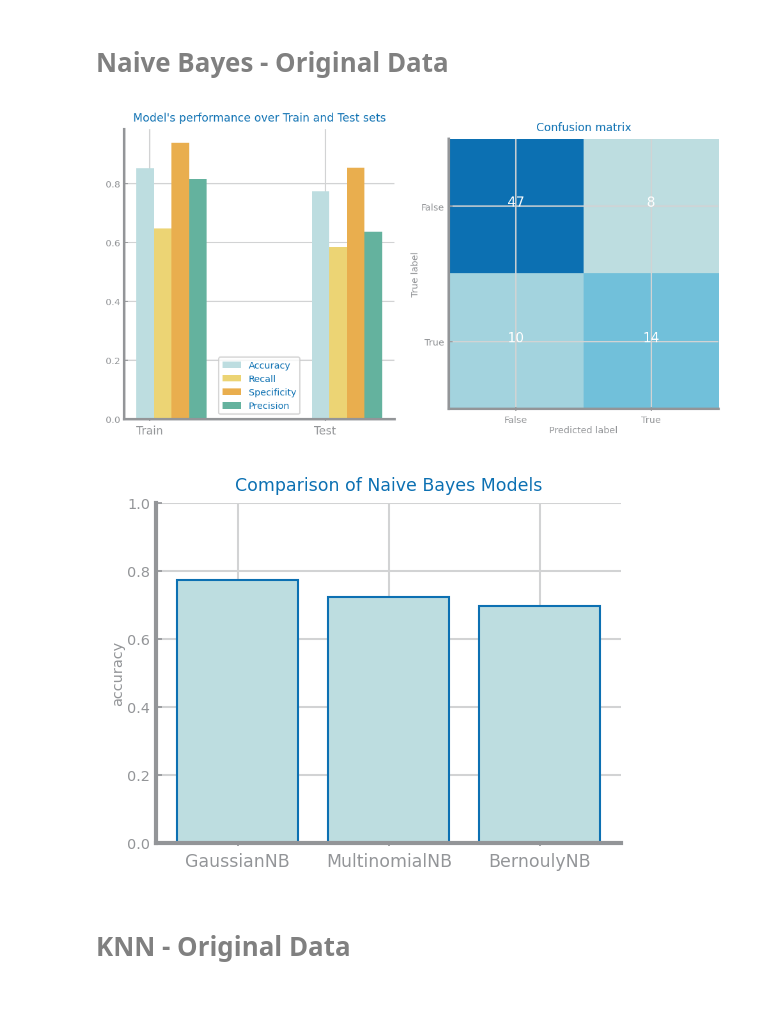
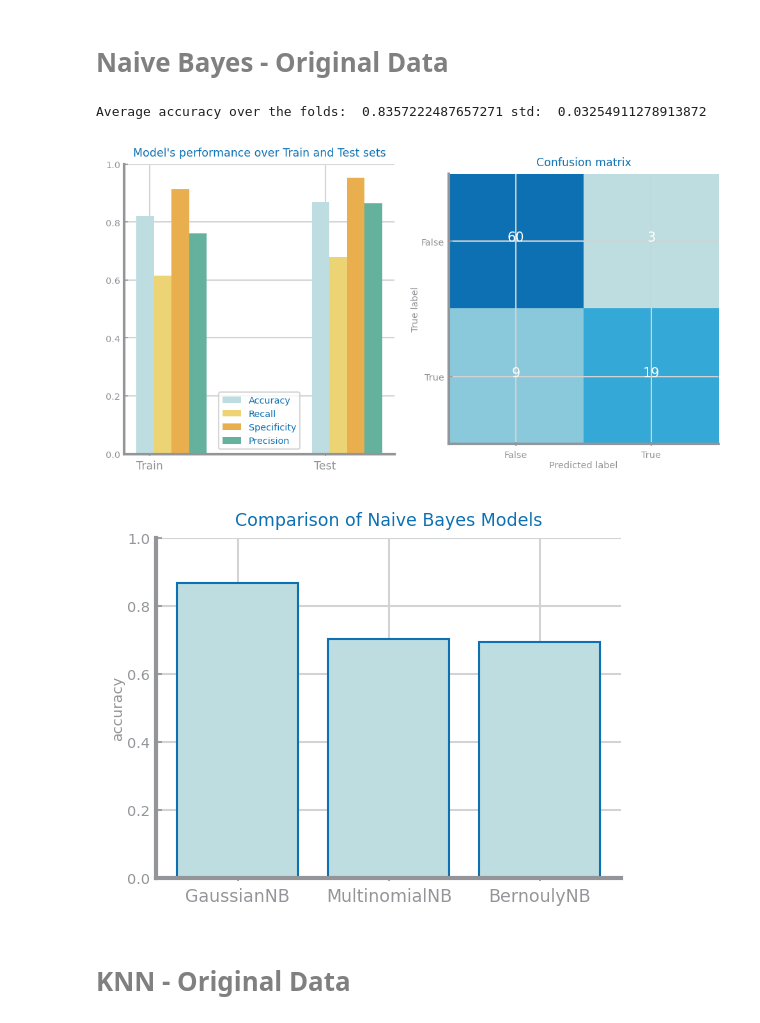
Before and after one commit to VivaRafael/CD, a Jupyter notebook: Classification_Heart_Faillure_Original_Data.ipynb, the cells around one changed output. Drawn from its saved outputs; the diff is of its cells as text; code cells hidden in the pictures.

```diff
--- a/Classification_Heart_Faillure_Original_Data.ipynb
+++ b/Classification_Heart_Faillure_Original_Data.ipynb
@@ -6,6 +6,7 @@ import ds_functions as ds
 import matplotlib.pyplot as plt
 
 data = pd.read_csv('heart_failure_clinical_records_dataset.csv', sep = ',')
+data = data.sample(frac=1) #to randomize the dataset order
 
 data["sex"] = data["sex"].astype("bool")
 data["anaemia"] = data["anaemia"].astype("bool")
@@ -17,7 +18,7 @@ data["DEATH_EVENT"] = data["DEATH_EVENT"].astype("bool")
 Q1 = data.quantile(0.25)
 Q3 = data.quantile(0.75)
 IQR = Q3 - Q1
-data = data[~((data < (Q1 - 3 * IQR)) |(data > (Q3 + 3 * IQR))).any(axis=1)]
+data = data[~((data < (Q1 - 4 * IQR)) |(data > (Q3 + 4 * IQR))).any(axis=1)]
 data
 # %% [output]
 |  | age | anaemia | creatinine_phosphokinase | diabetes | ejection_fraction | high_blood_pressure | platelets | ... |
@@ -120,8 +111,5 @@ plt.show()
+# %%
+from sklearn.model_selection import StratifiedKFold
+kf = StratifiedKFold(n_splits=3) # 3 folds to keep the 70 / 30 ratio on train and test on each fold
 # %% [markdown]
 # <font color='gray'> Evaluation</font>
-# %%
-from sklearn.naive_bayes import GaussianNB
-
-clf = GaussianNB()
-clf.fit(trnX, trnY)
-clf.score(tstX, tstY)
@@ -131,9 +141,7 @@ clf.score(tstX, tstY)
 import numpy as np
 import sklearn.metrics as metrics
 
-labels: np.ndarray = pd.unique(y)
-labels.sort()
-prdY: np.ndarray = clf.predict(tstX)
-cnf_mtx: np.ndarray = metrics.confusion_matrix(tstY, prdY, labels)
+prdY: np.ndarray = best_model.predict(set_idxs[1])
+cnf_mtx: np.ndarray = metrics.confusion_matrix(set_idxs[3], prdY, labels)
 cnf_mtx
 # %% [output]
@@ -206,18 +192,38 @@ plt.show()
 # %%
 import numpy as np
 import pandas as pd
 import matplotlib.pyplot as plt
 import sklearn.metrics as metrics
 from sklearn.naive_bayes import GaussianNB, MultinomialNB, BernoulliNB
 import ds_functions as ds
 
-clf = GaussianNB()
-clf.fit(trnX, trnY)
-prd_trn = clf.predict(trnX)
-prd_tst = clf.predict(tstX)
-ds.plot_evaluation_results(labels, trnY, prd_trn, tstY, prd_tst)
+y_hat_all = []
+score_all = []
+models = []
+set_idxs = []
+for train_index, test_index in kf.split(X, y):
+    clf = GaussianNB()
+    trnX, tstX = X[train_index], X[test_index]
+    trnY, tstY = y[train_index], y[test_index]
+    set_idxs.append([trnX, tstX, trnY, tstY])
+    clf = clf.fit(trnX, trnY)
+    models.append(clf)
+    y_hat = clf.predict(trnX)
+    y_hat_all.append(y_hat)
+    score_all.append(clf.score(tstX, tstY))
+
+best_model_idx = score_all.index(max(score_all))
+best_model = models[best_model_idx]
+set_idxs = set_idxs[best_model_idx]
+prd_trn = best_model.predict(set_idxs[0])
+prd_tst = best_model.predict(set_idxs[1])
+
+print("Average accuracy over the folds: ", sum(score_all)/len(score_all), "std: ", np.std(score_all))
+
+ds.plot_evaluation_results(labels, set_idxs[2], prd_trn, set_idxs[3], prd_tst)
 # %% [output]
+Average accuracy over the folds:  0.8357222487657271 std:  0.03254911278913872
-[figure, old version]
+[figure, new version]
 # %%
 estimators = {'GaussianNB': GaussianNB(),
               'MultinomialNB': MultinomialNB(),
@@ -226,15 +232,32 @@ estimators = {'GaussianNB': GaussianNB(),
 xvalues = []
 yvalues = []
 for clf in estimators:
+    y_hat_all = []
+    score_all = []
+    models = []
+    set_idxs = []
+    for train_index, test_index in kf.split(X, y):
+        model = estimators[clf]
+        X_train, X_test = X[train_index], X[test_index]
+        y_train, y_test = y[train_index], y[test_index]
+        set_idxs.append([X_train, X_test, y_train, y_test])
+        model = model.fit(X_train, y_train)
+        models.append(model)
+        y_hat = model.predict(X_test)
+        y_hat_all.append(y_hat)
+        score_all.append(model.score(X_test, y_test))
+
+    best_model_idx = score_all.index(max(score_all))
+    best_model = models[best_model_idx]
+    set_idxs = set_idxs[best_model_idx]
     xvalues.append(clf)
-    estimators[clf].fit(trnX, trnY)
-    prdY = estimators[clf].predict(tstX)
-    yvalues.append(metrics.accuracy_score(tstY, prdY))
+    prdY = best_model.predict(set_idxs[1])
+    yvalues.append(metrics.accuracy_score(set_idxs[3], prdY))
 
 plt.figure()
 ds.bar_chart(xvalues, yvalues, title='Comparison of Naive Bayes Models', ylabel='accuracy', percentage=True)
 plt.show()
 # %% [output]
-[figure, old version]
+[figure, new version]
 # %% [markdown]
 # <font color='gray'> KNN - Original Data</font>
```
Also changed, not shown: parts of 30 cells of this notebook, 2 other files.
